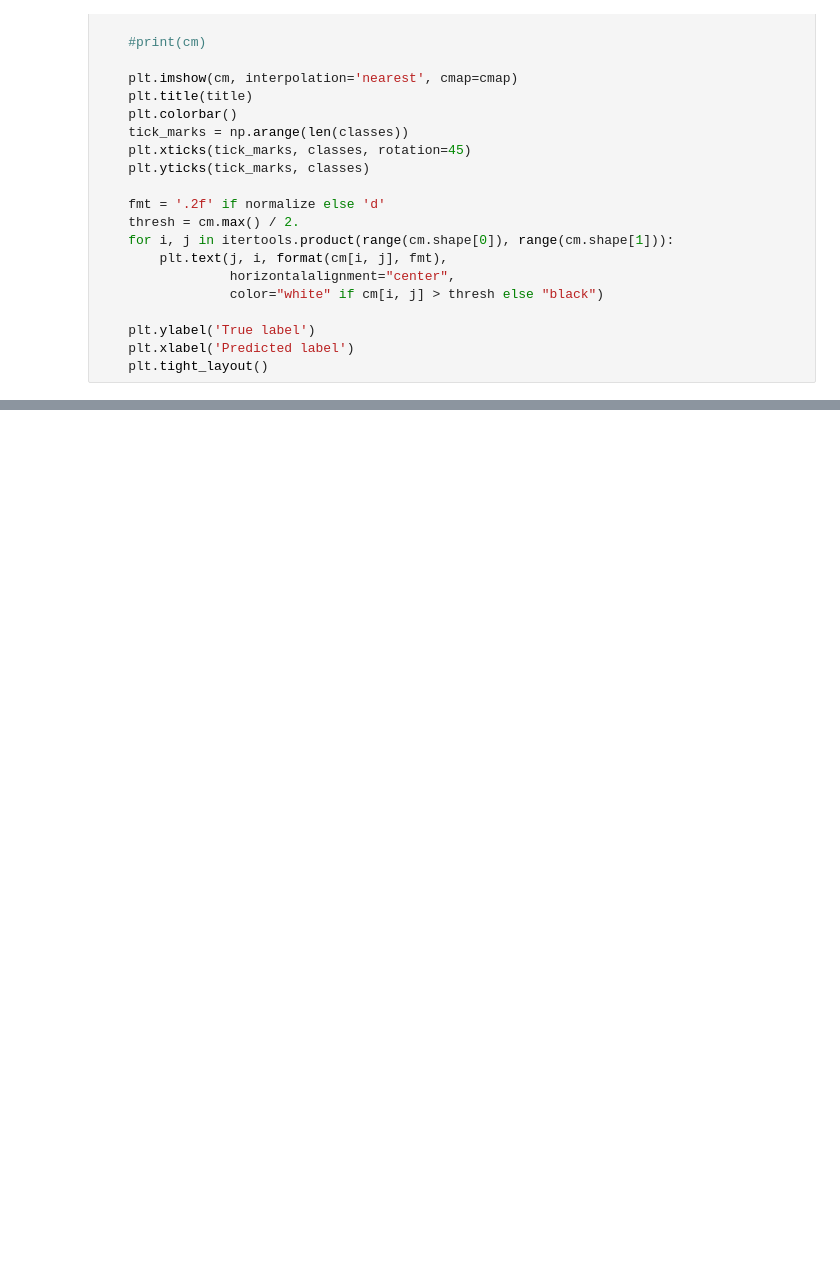
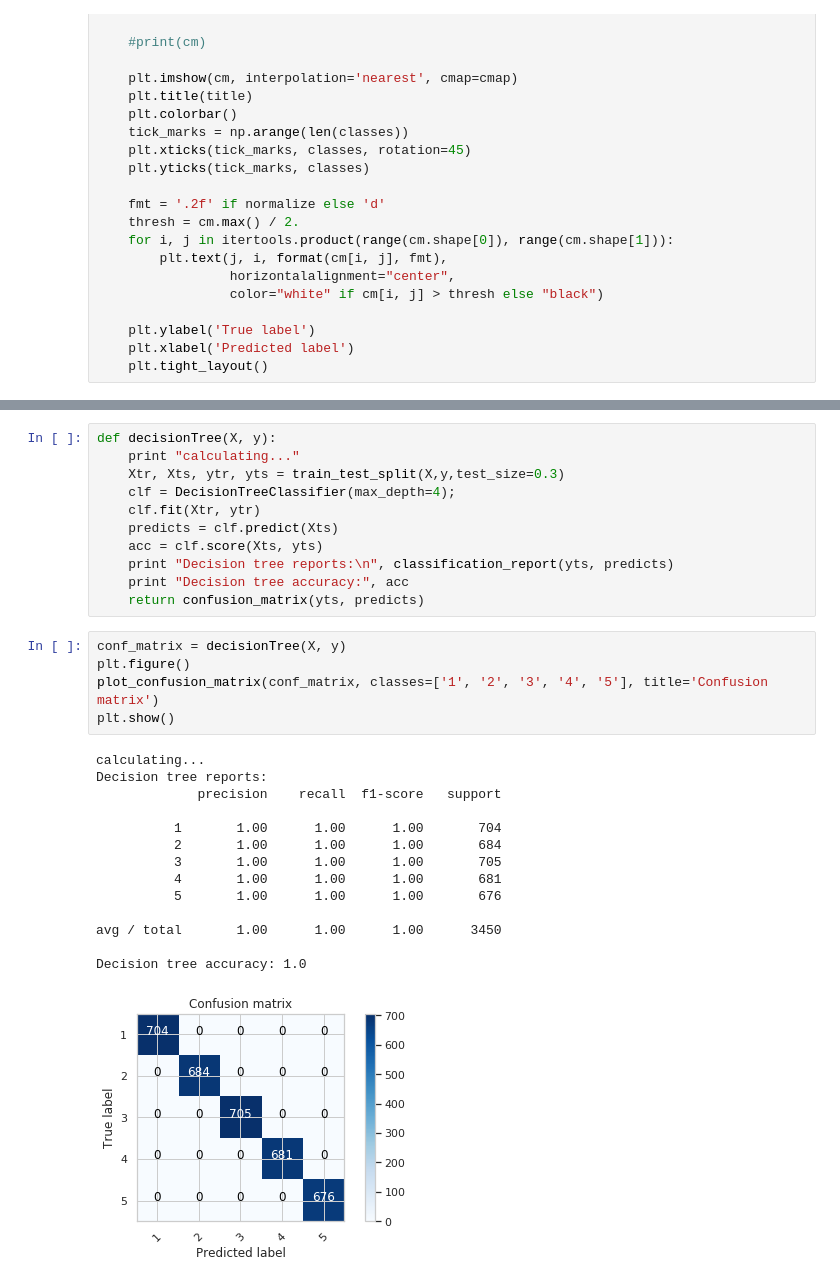
Before and after one commit to cwhite98/FinalProjectML, a Jupyter notebook: Test.ipynb, the cells around one changed output, grey strips where cells are left out. Cells and saved outputs as stored; diff of their text form; blank space fills up the shorter version.

```diff
--- a/Test.ipynb
+++ b/Test.ipynb
@@ -121,0 +163,31 @@ SVM accuracy: 0.6428985507246376
+# %%
+def decisionTree(X, y):
+    print "calculating..."
+    Xtr, Xts, ytr, yts = train_test_split(X,y,test_size=0.3)
+    clf = DecisionTreeClassifier(max_depth=4);
+    clf.fit(Xtr, ytr)
+    predicts = clf.predict(Xts)
+    acc = clf.score(Xts, yts)
+    print "Decision tree reports:\n", classification_report(yts, predicts)
+    print "Decision tree accuracy:", acc
+    return confusion_matrix(yts, predicts)
+# %%
+conf_matrix = decisionTree(X, y)
+plt.figure()
+plot_confusion_matrix(conf_matrix, classes=['1', '2', '3', '4', '5'], title='Confusion matrix')
+plt.show()
+# %% [output]
+calculating...
+Decision tree reports:
+             precision    recall  f1-score   support
+
+          1       1.00      1.00      1.00       704
+          2       1.00      1.00      1.00       684
+          3       1.00      1.00      1.00       705
+          4       1.00      1.00      1.00       681
+          5       1.00      1.00      1.00       676
+
+avg / total       1.00      1.00      1.00      3450
+
+Decision tree accuracy: 1.0
+[figure, added]
```
Also changed, not shown: parts of 11 cells of this notebook.
